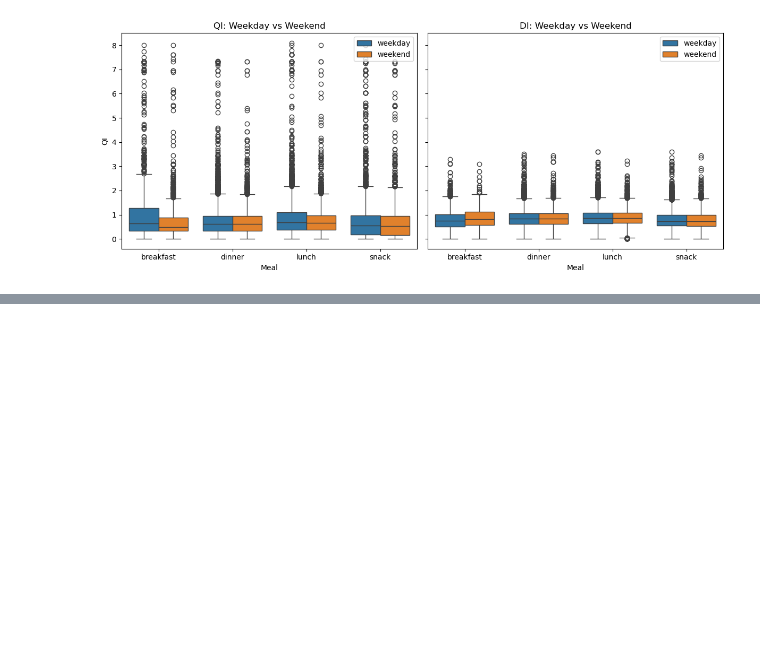
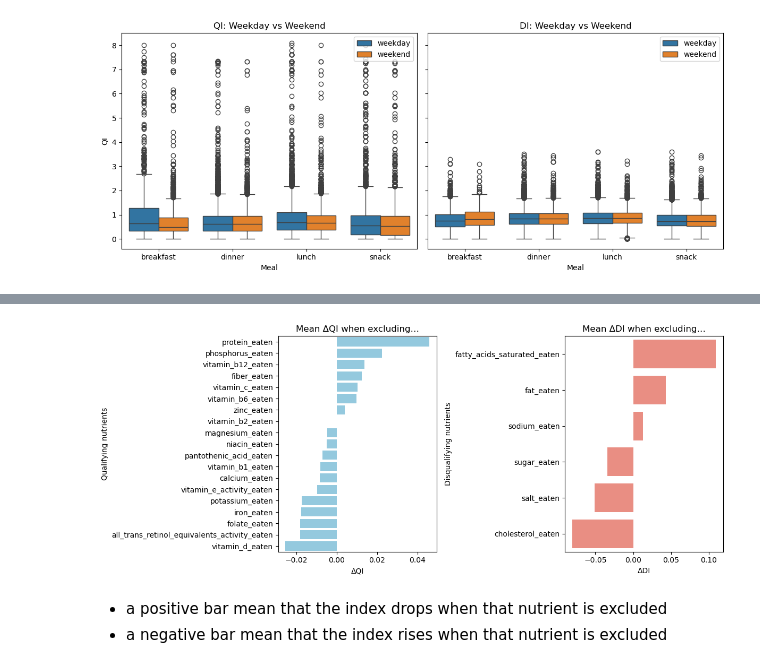
Before and after one commit to sskyxx/Bachelor-Project, a Jupyter notebook: analysis/composite_meals.ipynb, the cells around one changed output, grey strips where cells are left out. Drawn from its saved outputs; the diff is of its cells as text; code cells hidden in the pictures; blank space fills up the shorter version.

```diff
--- a/analysis/composite_meals.ipynb
+++ b/analysis/composite_meals.ipynb
@@ -495,0 +519,26 @@ plt.show()
+# %%
+qualifying_nutrients = {nutr: info for nutr, info in nutrient_info.items() if info['type'] == 'qualifying'}
+disqualifying_nutrients = {nutr: info for nutr, info in nutrient_info.items() if info['type'] == 'disqualifying'}
+
+qualifying_list   = list(qualifying_nutrients.keys())
+disqualifying_list = list(disqualifying_nutrients.keys())
+nutrient_list = qualifying_list + disqualifying_list
+# %%
+meal_nutrient = aggregate_meal_nutrients_fast(df_food_clean_outliers, nutrient_list)
+df_meal_nutrient = composite_meals.merge(
+    meal_nutrient,
+    on=['subject_key','date','meal'],
+    how='left'
+)
+# %%
+qi_impacts = rank_nutrient_impact_fast(
+    df=df_meal_nutrient,
+    score_col='QI',
+    nutrient_list=qualifying_list
+)
+
+di_impacts = rank_nutrient_impact_fast(
+    df=df_meal_nutrient,
+    score_col='DI',
+    nutrient_list=disqualifying_list
+)
@@ -495,0 +562,22 @@ plt.show()
+# %%
+fig, (ax1, ax2) = plt.subplots(1,2, figsize=(12,5), sharey=False)
+
+sns.barplot(x=qi_impacts.values, y=qi_impacts.index, ax=ax1, color='skyblue')
+ax1.set_title("Mean ΔQI when excluding…")
+ax1.set_xlabel("ΔQI")
+ax1.set_ylabel('Qualifying nutrients')
+
+sns.barplot(x=di_impacts.values, y=di_impacts.index, ax=ax2, color='salmon')
+ax2.set_title("Mean ΔDI when excluding…")
+ax2.set_xlabel("ΔDI")
+ax2.set_ylabel('Disqualifying nutrients')
+
+save_path = os.path.join(save_directory, f"Impact_of_nutrient_over_QI_DI.png")
+plt.savefig(save_path)
+plt.tight_layout()
+plt.show()
+# %% [output]
+[figure, added]
+# %% [markdown]
+- a positive bar mean that the index drops when that nutrient is excluded
+- a negative bar mean that the index rises when that nutrient is excluded
```
Also changed, not shown: parts of 5 cells of this notebook, 10 other files.
